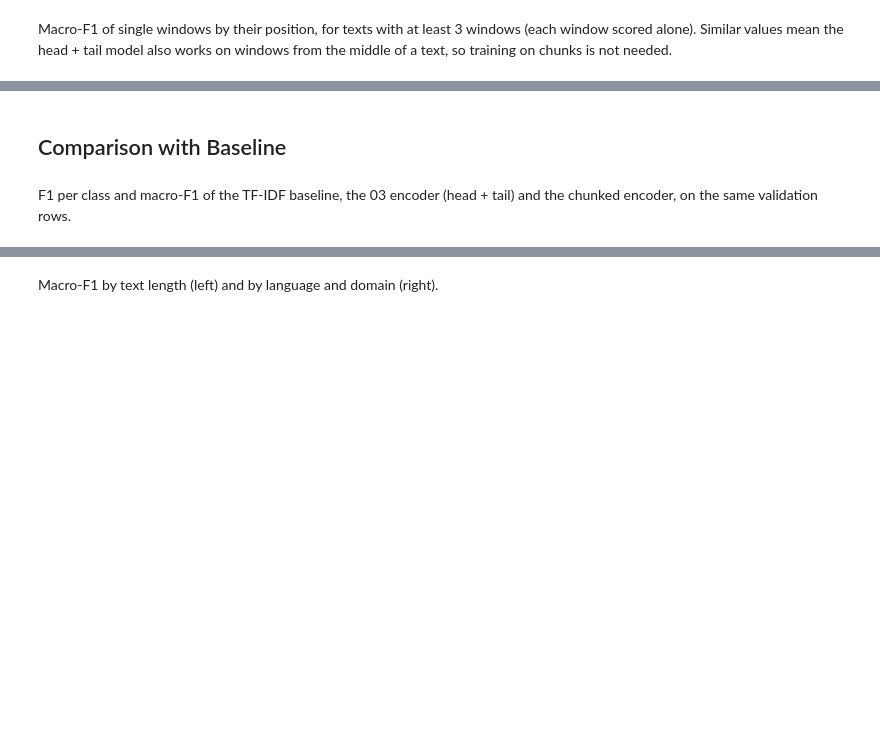
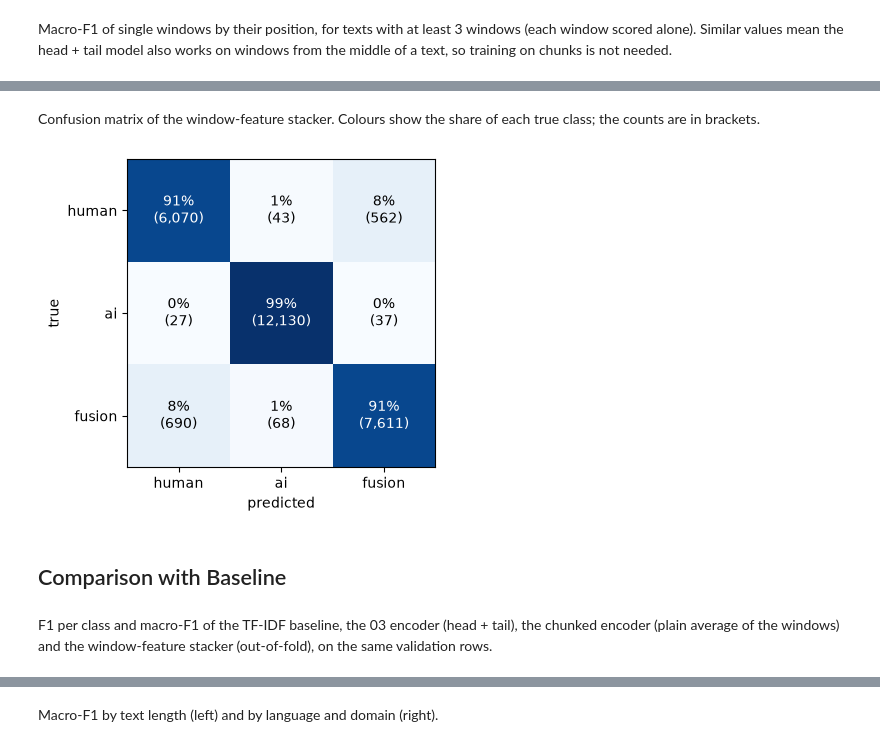
Before and after one commit to BohdanZasymovych/ai-hw3-ai-text-detection, a Jupyter notebook: notebooks/04_chunking.ipynb, the cells around one changed output, grey strips where cells are left out. Drawn from its saved outputs; the diff is of its cells as text; code cells hidden in the pictures; blank space fills up the shorter version.

Commit message:
feat: notebook 04_chunking runned; experiment with stacking added to it

```diff
--- a/notebooks/04_chunking.ipynb
+++ b/notebooks/04_chunking.ipynb
@@ -183,0 +224,10 @@ pd.DataFrame({p: {"macro-F1": macro_f1(g["label"], g["pred"]), "windows": len(g)
+# %%
+features = {name: np.hstack([np.load(find_artifact(f"encoder_{name}_logits", "npy")),
+                             window_features(chunk_logits[name], chunks[name]["doc"], chunks[name]["n_windows"])])
+            for name in ["val", "test"]}
+y = val["label"].to_numpy()
+stacked = {"stacker": oof_predict(features["val"][:, :3], y, SEED), "stacker windows": oof_predict(features["val"], y, SEED)}
+preds["stacker windows"] = stacked["stacker windows"]
+
+compare_f1(y, {"encoder": preds["encoder"], "encoder chunked": preds["encoder chunked"], **stacked}) \
+    .style.background_gradient(cmap="Blues", axis=None).format("{:.3f}")
@@ -184,6 +240,14 @@ pd.DataFrame({p: {"macro-F1": macro_f1(g["label"], g["pred"]), "windows": len(g)
+# %% [markdown]
+Confusion matrix of the window-feature stacker. Colours show the share of each true class; the counts are in brackets.
+# %%
+fig, ax = plt.subplots(figsize=(4.5, 4))
+plot_confusion(val["label"], preds["stacker windows"], ax)
+plt.show()
+# %% [output]
+[figure, added]
 # %% [markdown]
 ## Comparison with Baseline
 # %% [markdown]
-F1 per class and macro-F1 of the TF-IDF baseline, the 03 encoder (head + tail) and the chunked encoder, on the same validation rows.
+F1 per class and macro-F1 of the TF-IDF baseline, the 03 encoder (head + tail), the chunked encoder (plain average of the windows) and the window-feature stacker (out-of-fold), on the same validation rows.
 # %%
 compare_f1(val["label"], preds).style.background_gradient(cmap="Blues", axis=None).format("{:.3f}")
```
Also changed, not shown: parts of 14 cells of this notebook, 2 other files.
